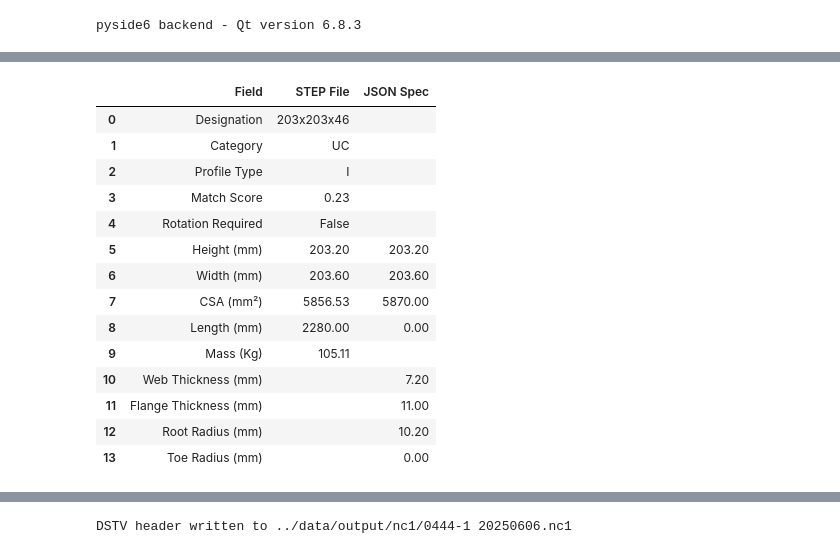
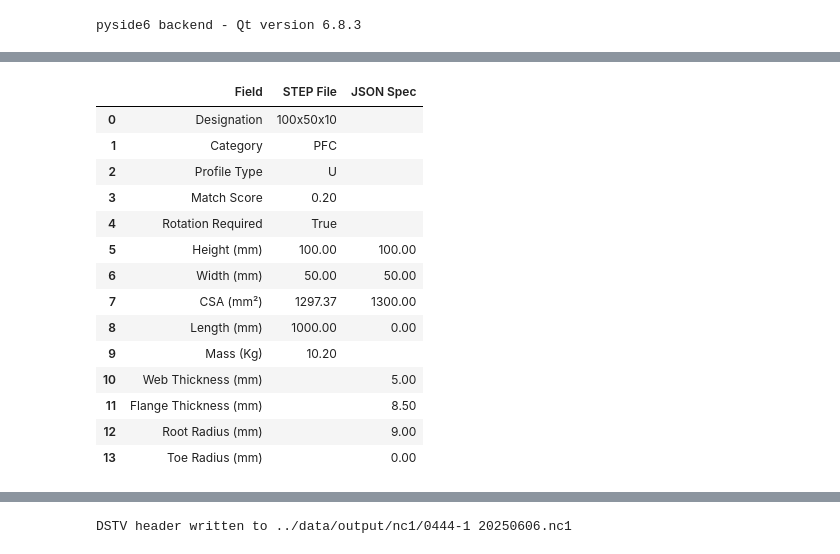
Before and after one commit to ukstevem/StepWrangling, a Jupyter notebook: notebooks/20250605.ipynb, the cells around one changed output, grey strips where cells are left out. Saved outputs shown, nothing was run; the diff lists cells and outputs as text; code cells hidden in the pictures.

Commit message:
Channel now included, needs more thorough testing.

```diff
--- a/notebooks/20250605.ipynb
+++ b/notebooks/20250605.ipynb
@@ -600,13 +708,29 @@ def make_reference_box_at_origin(extents, color="YELLOW"):
+# %%
+# Geometry final position despatcher
+def align_shape_by_profile_type(prelimenary_aligned_shape, profile_match, obb_geom):
+    shape_type = profile_match.get("Profile_type")
+
+    if shape_type == "I":
+        return align_beam(prelimenary_aligned_shape, profile_match, obb_geom)
+
+    elif shape_type == "U":
+        return align_channel(prelimenary_aligned_shape, profile_match, obb_geom)
+
+    elif shape_type == "L":
+        return align_angle(prelimenary_aligned_shape, profile_match, obb_geom)
+
+    else:
+        raise ValueError(f"❌ Unsupported shape type: '{shape_type}'")
 # %%
 if __name__ == "__main__":
 
-    step_path = "../data/0444-1 ANGLED.step"
+    # step_path = "../data/0444-1 ANGLED.step"
     # step_path = "../data/ncTest.step"
     # step_path = "../data/TestEA.step"
     # step_path = "../data/TestEAMirror.step"
     # step_path = "../data/TestUEA.step"
     # step_path = "../data/TestUEAMirror.step"
-    # step_path = "../data/TestPFC.step"
+    step_path = "../data/TestPFC.step"
     shape_orig = load_step(step_path)
 
     # visualize(shape_orig, viewer, color="GRAY")
@@ -646,15 +770,31 @@ if __name__ == "__main__":
     if profile_match is None:
         raise ValueError("❌ No matching profile found")
 
-    # STEP 6: Handle swapped dimensions
-    swap_axes = profile_match.get("Requires_rotation", False)
-    if swap_axes:
-        print("🔁 Swapping height/width axes to match profile classification")
-        aligned_dir_y, aligned_dir_z = aligned_dir_z, aligned_dir_y
-        aligned_extents[1], aligned_extents[2] = aligned_extents[2], aligned_extents[1]
+    print(profile_match)
 
-        # ✅ Ensure handedness is maintained after swap
-        aligned_dir_x, aligned_dir_y, aligned_dir_z = ensure_right_handed(aligned_dir_x, aligned_dir_y, aligned_dir_z)
+    # STEP 6: Shape-specific alignment
+    aligned_shape, obb_geom = align_shape_by_profile_type(
+        primary_aligned_shape,
+        profile_match,
+        obb_geom
+    )
+
+    # Extract post-alignment values from step 6
+    aligned_extents = obb_geom["aligned_extents"]
+    aligned_center = obb_geom["aligned_center"]
+    aligned_dir_x = obb_geom["aligned_dir_x"]
+    aligned_dir_y = obb_geom["aligned_dir_y"]
+    aligned_dir_z = obb_geom["aligned_dir_z"]
+
+    # # STEP 6: Handle swapped dimensions
+    # swap_axes = profile_match.get("Requires_rotation", False)
+    # if swap_axes:
+    #     print("🔁 Swapping height/width axes to match profile classification")
+    #     aligned_dir_y, aligned_dir_z = aligned_dir_z, aligned_dir_y
+    #     aligned_extents[1], aligned_extents[2] = aligned_extents[2], aligned_extents[1]
+
+    # ✅ Ensure handedness is maintained after swap
+    aligned_dir_x, aligned_dir_y, aligned_dir_z = ensure_right_handed(aligned_dir_x, aligned_dir_y, aligned_dir_z)
 
     # STEP 7: Compute DSTV origin
     origin_local = compute_dstv_origin(aligned_center, aligned_extents, aligned_dir_x, aligned_dir_y, aligned_dir_z)
@@ -704,17 +848,17 @@ if __name__ == "__main__":
 |  | Field | STEP File | JSON Spec |
-| 0 | Designation | 203x203x46 |  |
-| 1 | Category | UC |  |
-| 2 | Profile Type | I |  |
-| 3 | Match Score | 0.23 |  |
-| 4 | Rotation Required | False |  |
-| 5 | Height (mm) | 203.20 | 203.20 |
-| 6 | Width (mm) | 203.60 | 203.60 |
-| 7 | CSA (mm²) | 5856.53 | 5870.00 |
-| 8 | Length (mm) | 2280.00 | 0.00 |
-| 9 | Mass (Kg) | 105.11 |  |
-| 10 | Web Thickness (mm) |  | 7.20 |
-| 11 | Flange Thickness (mm) |  | 11.00 |
-| 12 | Root Radius (mm) |  | 10.20 |
+| 0 | Designation | 100x50x10 |  |
+| 1 | Category | PFC |  |
+| 2 | Profile Type | U |  |
+| 3 | Match Score | 0.20 |  |
+| 4 | Rotation Required | True |  |
+| 5 | Height (mm) | 100.00 | 100.00 |
+| 6 | Width (mm) | 50.00 | 50.00 |
+| 7 | CSA (mm²) | 1297.37 | 1300.00 |
+| 8 | Length (mm) | 1000.00 | 0.00 |
+| 9 | Mass (Kg) | 10.20 |  |
+| 10 | Web Thickness (mm) |  | 5.00 |
+| 11 | Flange Thickness (mm) |  | 8.50 |
+| 12 | Root Radius (mm) |  | 9.00 |
 | 13 | Toe Radius (mm) |  | 0.00 |
 # %%
 # DSTV Plane projection
```
Also changed, not shown: parts of 11 cells of this notebook.
